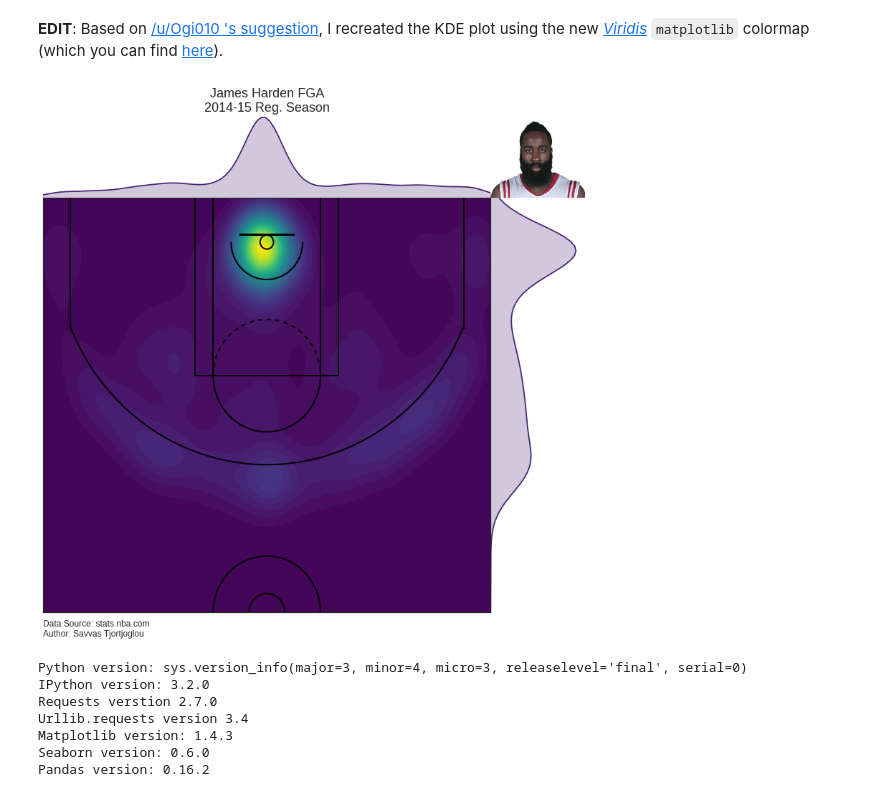
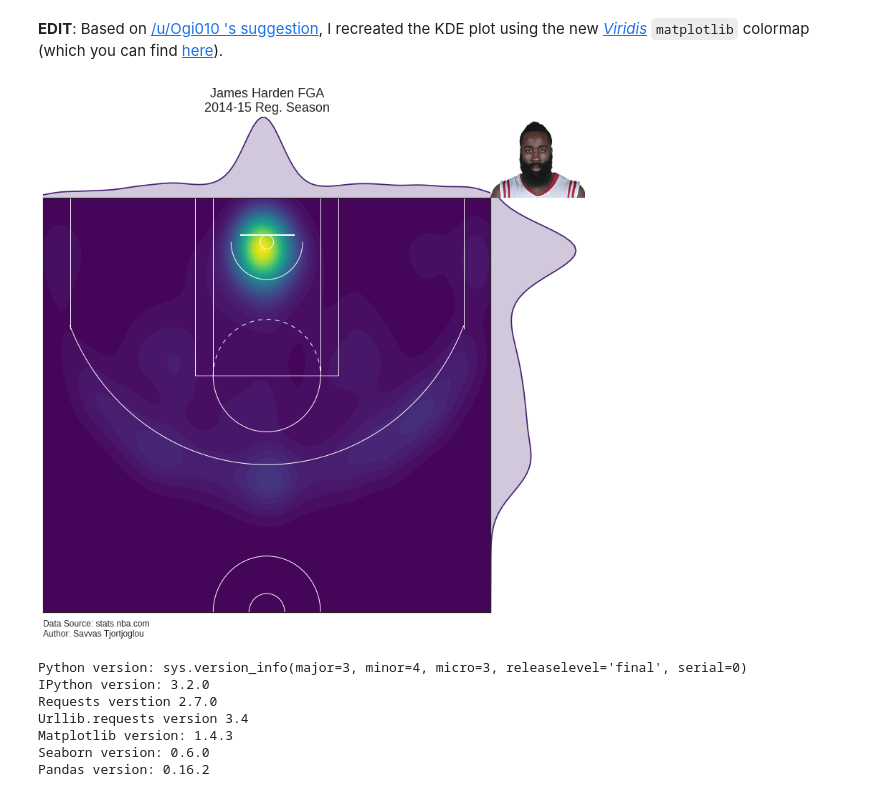
Before and after one commit to savvastj/blog, a Jupyter notebook: content/NBA_shot_charts.ipynb, the cells around one changed output. Drawn from its saved outputs; the diff is of its cells as text; code cells hidden in the pictures.

Commit message:
Edited nba shot charts, created KDE plot with Viridis colormap and white court lines

```diff
--- a/content/NBA_shot_charts.ipynb
+++ b/content/NBA_shot_charts.ipynb
@@ -365,10 +365,10 @@ joint_shot_chart = sns.jointplot(shot_df.LOC_X, shot_df.LOC_Y, stat_func=None,
 
 joint_shot_chart.fig.set_size_inches(12,11)
 
-# A joint plot has 3 Axes, the first one called ax_joint
-# is the one we want to draw our court onto and adjust some other settings
+# A joint plot has 3 Axes, the first one called ax_joint,
+# It's the one we want to draw our court onto and adjust some other settings
 ax = joint_shot_chart.ax_joint
-draw_court(ax)
+draw_court(ax, color="white", lw=1)
 
 # Adjust the axis limits and orientation of the plot in order
 # to plot half court, with the hoop by the top of the plot
@@ -376,34 +376,34 @@ ax.set_xlim(-250,250)
 ax.set_ylim(395, -47.5)
 
 # Get rid of axis labels and tick marks
 ax.set_xlabel('')
 ax.set_ylabel('')
 ax.tick_params(labelbottom='off', labelleft='off')
 
 # Add a title
 ax.set_title('James Harden FGA \n2014-15 Reg. Season',
              y=1.2, fontsize=18)
 
 # Add Data Scource and Author
 ax.text(-250,420,'Data Source: stats.nba.com'
         '\nAuthor: Savvas Tjortjoglou', fontsize=12)
 
 # Add Harden;s image to the top right
 # First create our OffSetImage by passing in our image
 # and set the zoom level to make the image small enough
 # to fit on our plot
 img = OffsetImage(harden_pic, zoom=0.6)
 # Pass in a tuple of x,y coordinates to set_offset
 # to place the plot where you want, I just played around
 # with the values until I found a spot where I wanted
 # the image to be
 img.set_offset((625,621))
 # add the image
 ax.add_artist(img)
 
 plt.show()
 # %% [output]
-[figure, old version]
+[figure, new version]
 # %%
 import sys
 print('Python version:', sys.version_info)
```
Also changed, not shown: 6 other files.
